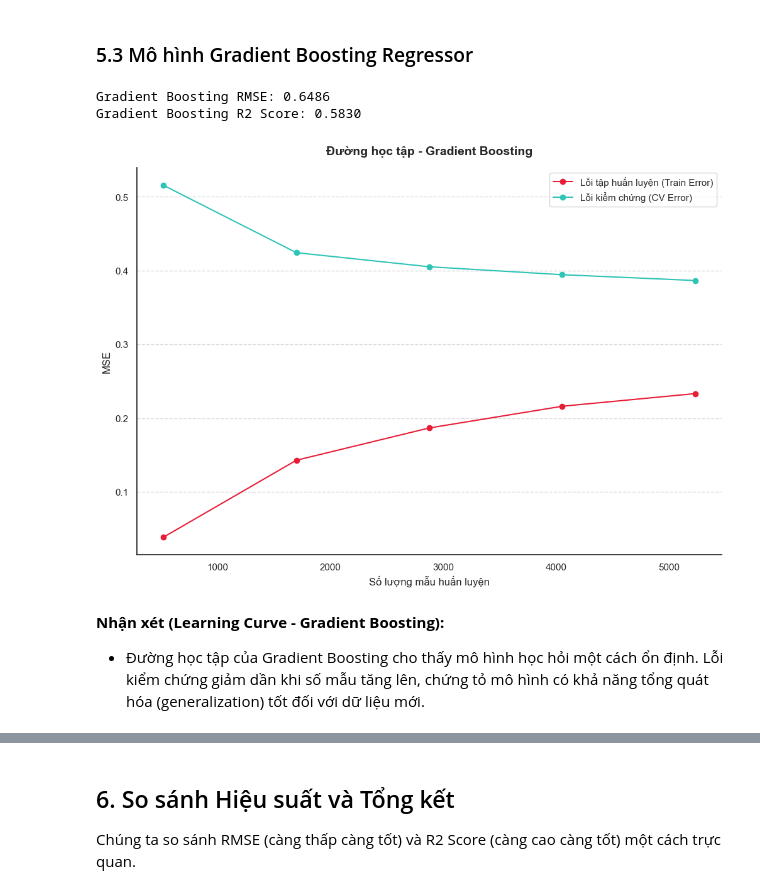
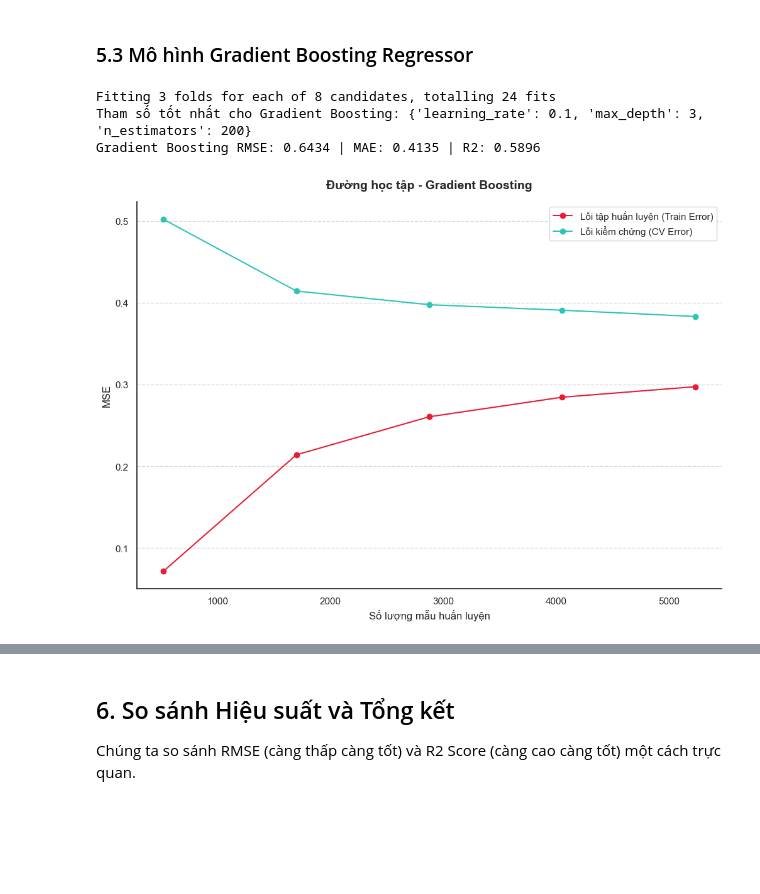
Before and after one commit to Hutaph/LAB01_Data_Visualization, a Jupyter notebook: notebook/modeling/product_popularity_prediction.ipynb, the cells around one changed output, grey strips where cells are left out. Saved outputs shown, nothing was run; the diff lists cells and outputs as text; code cells hidden in the pictures; blank space fills up the shorter version.

```diff
--- a/notebook/modeling/product_popularity_prediction.ipynb
+++ b/notebook/modeling/product_popularity_prediction.ipynb
@@ -188,21 +278,30 @@ plot_feature_importance(best_rf, X.columns, "Các đặc trưng hàng đầu - R
 # %% [markdown]
 ### 5.3 Mô hình Gradient Boosting Regressor
 # %%
-gb_model = GradientBoostingRegressor(n_estimators=100, learning_rate=0.1, max_depth=5, random_state=42)
-gb_model.fit(X_train, y_train)
+param_grid_gb = {
+    'n_estimators': [100, 200],
+    'learning_rate': [0.05, 0.1],
+    'max_depth': [3, 5]
+}
 
-y_pred_gb = gb_model.predict(X_test)
+gb_base = GradientBoostingRegressor(random_state=42)
+grid_search_gb = GridSearchCV(estimator=gb_base, param_grid=param_grid_gb,
+                              cv=3, scoring='neg_mean_squared_error', verbose=1, n_jobs=-1)
+grid_search_gb.fit(X_train, y_train)
+
+best_gb = grid_search_gb.best_estimator_
+print(f"Tham số tốt nhất cho Gradient Boosting: {grid_search_gb.best_params_}")
+
+y_pred_gb = best_gb.predict(X_test)
 rmse_gb = np.sqrt(mean_squared_error(y_test, y_pred_gb))
-r2_gb = r2_score(y_test, y_pred_gb)
+mae_gb  = mean_absolute_error(y_test, y_pred_gb)
+r2_gb   = r2_score(y_test, y_pred_gb)
 
-print(f"Gradient Boosting RMSE: {rmse_gb:.4f}")
-print(f"Gradient Boosting R2 Score: {r2_gb:.4f}")
+print(f"Gradient Boosting RMSE: {rmse_gb:.4f} | MAE: {mae_gb:.4f} | R2: {r2_gb:.4f}")
 
-plot_learning_curve(gb_model, "Đường học tập - Gradient Boosting", X_train, y_train)
+plot_learning_curve(best_gb, "Đường học tập - Gradient Boosting", X_train, y_train)
 # %% [output]
-Gradient Boosting RMSE: 0.6486
-Gradient Boosting R2 Score: 0.5830
+Fitting 3 folds for each of 8 candidates, totalling 24 fits
+Tham số tốt nhất cho Gradient Boosting: {'learning_rate': 0.1, 'max_depth': 3, 'n_estimators': 200}
+Gradient Boosting RMSE: 0.6434 | MAE: 0.4135 | R2: 0.5896
-[figure, old version]
+[figure, new version]
-# %% [markdown]
-**Nhận xét (Learning Curve - Gradient Boosting):**
-- Đường học tập của Gradient Boosting cho thấy mô hình học hỏi một cách ổn định. Lỗi kiểm chứng giảm dần khi số mẫu tăng lên, chứng tỏ mô hình có khả năng tổng quát hóa (generalization) tốt đối với dữ liệu mới.
```
Also changed, not shown: parts of 34 cells of this notebook.
